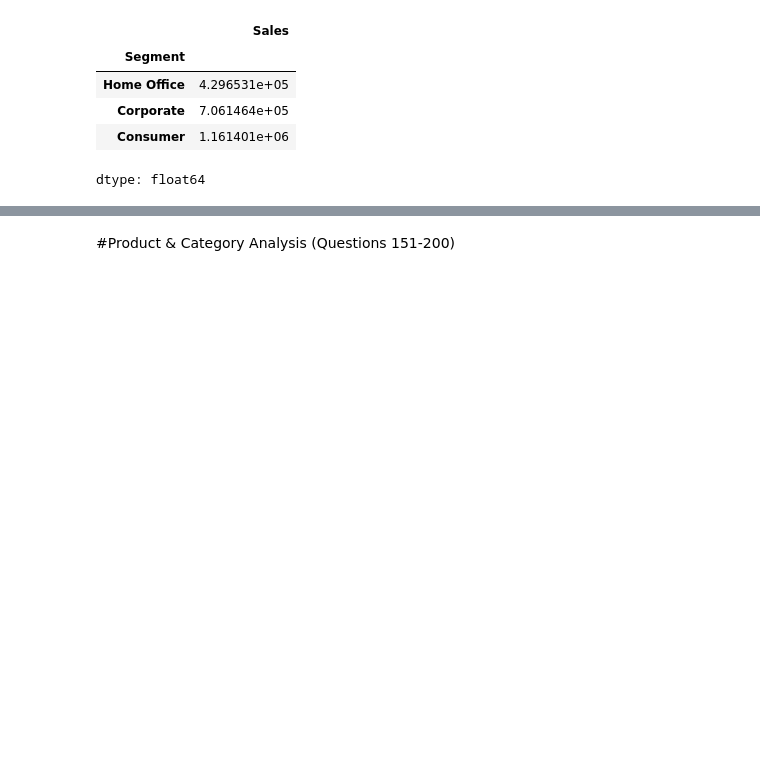
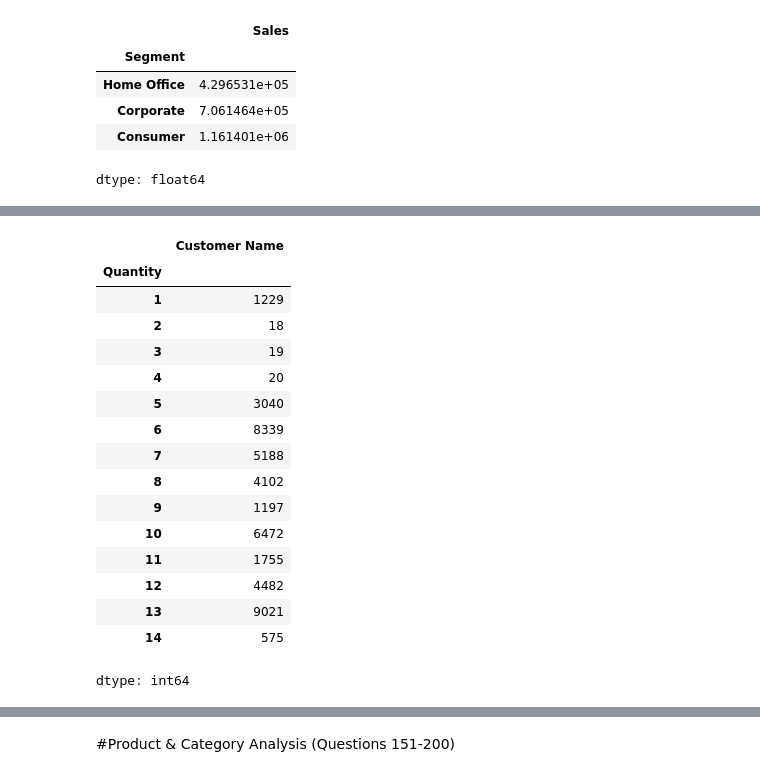
Before and after one commit to havigowda9625/AIML-DS-, a Jupyter notebook: Pandas_Assignment.ipynb, the cells around one changed output, grey strips where cells are left out. Saved outputs shown, nothing was run; the diff lists cells and outputs as text; code cells hidden in the pictures; blank space fills up the shorter version.

```diff
--- a/Pandas_Assignment.ipynb
+++ b/Pandas_Assignment.ipynb
@@ -1460,2 +1496,5 @@ dtype: float64
 # %%
 # Question 131: Find number of unique customers each year.
+pds['Year'] = pd.to_datetime(pds['Order Date']).dt.year
+cea=pds.groupby('Year')['Customer Name'].nunique()
+cea
@@ -1488,4 +1616,24 @@ dtype: float64
 # %%
 # Question 145: Find customer with maximum quantity purchased.
+mqp=pds.groupby('Quantity')['Customer Name'].idxmax()
+mqp
+# %% [output]
+|  | Customer Name |
+| Quantity |  |
+| 1 | 1229 |
+| 2 | 18 |
+| 3 | 19 |
+| 4 | 20 |
+| 5 | 3040 |
+| 6 | 8339 |
+| 7 | 5188 |
+| 8 | 4102 |
+| 9 | 1197 |
+| 10 | 6472 |
+| 11 | 1755 |
+| 12 | 4482 |
+| 13 | 9021 |
+| 14 | 575 |
+dtype: int64
 # %%
 # Question 146: Find customer with minimum quantity purchased.
```
Also changed, not shown: parts of 66 cells of this notebook.
